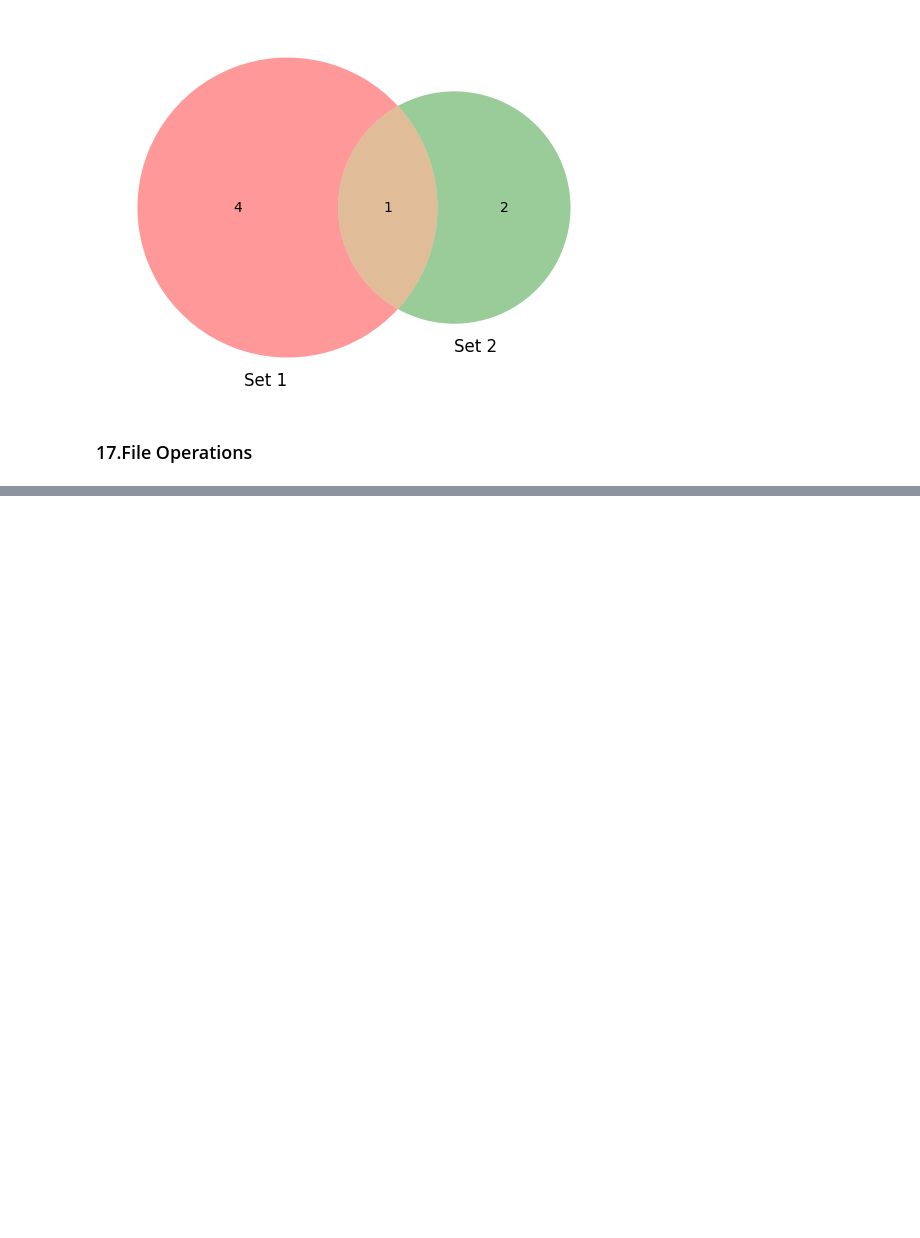
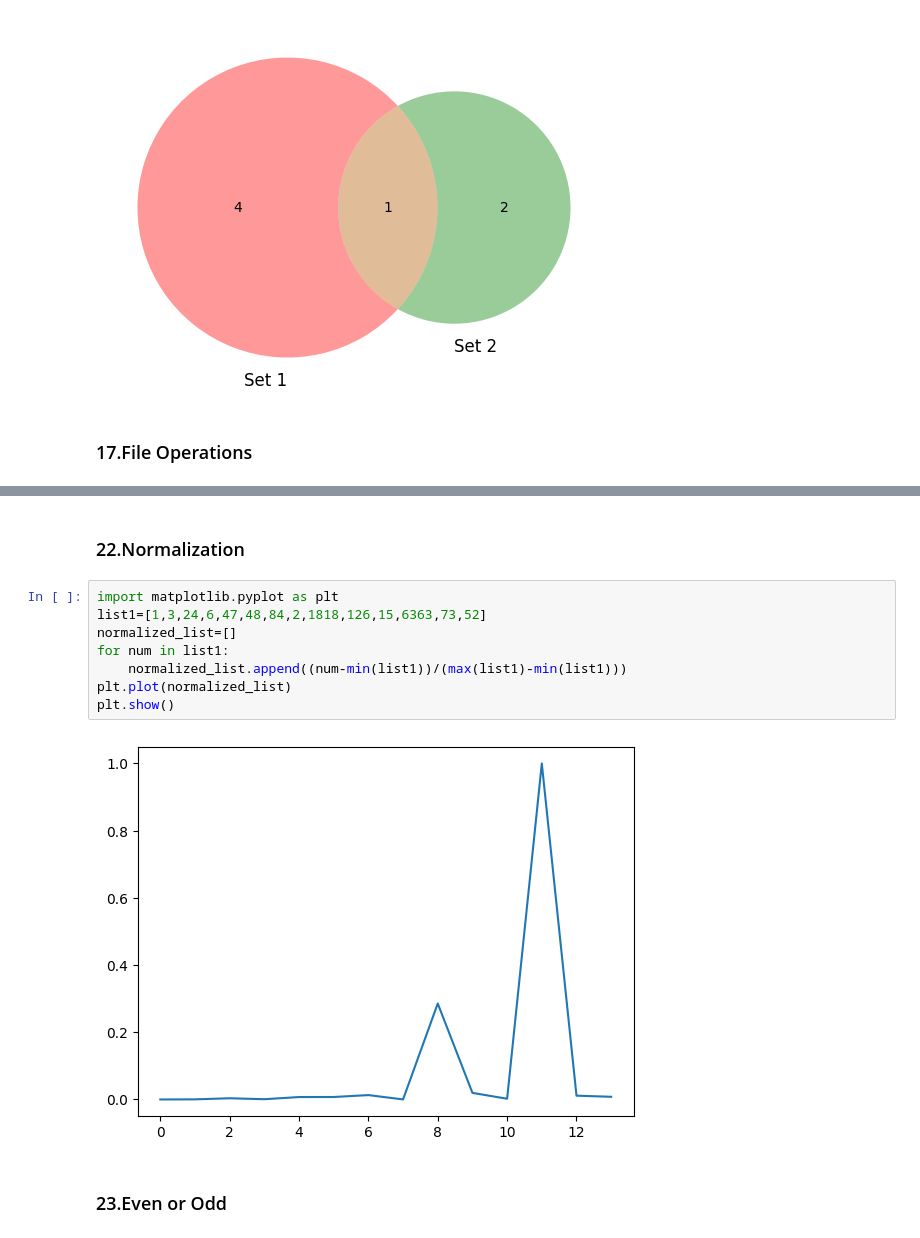
Before and after one commit to AceAryan/ES114-Prereq, a Jupyter notebook: pythonprereq.ipynb, the cells around one changed output, grey strips where cells are left out. Drawn from its saved outputs; the diff is of its cells as text; blank space fills up the shorter version.

```diff
--- a/pythonprereq.ipynb
+++ b/pythonprereq.ipynb
@@ -438,0 +593,14 @@ for number i
+# %% [markdown]
+### 22.Normalization
+# %%
+import matplotlib.pyplot as plt
+list1=[1,3,24,6,47,48,84,2,1818,126,15,6363,73,52]
+normalized_list=[]
+for num in list1:
+    normalized_list.append((num-min(list1))/(max(list1)-min(list1)))
+plt.plot(normalized_list)
+plt.show()
+# %% [output]
+[figure, added]
+# %% [markdown]
+### 23.Even or Odd
```
Also changed, not shown: parts of 21 cells of this notebook, 5 other files.
